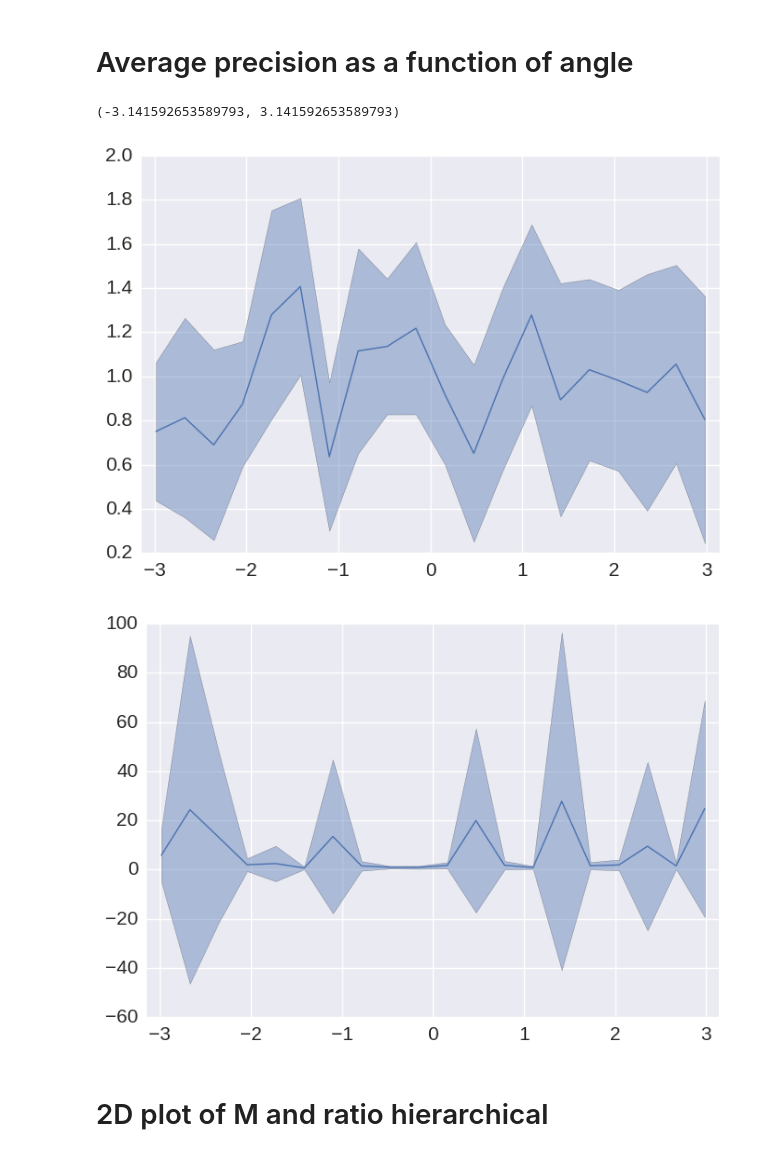
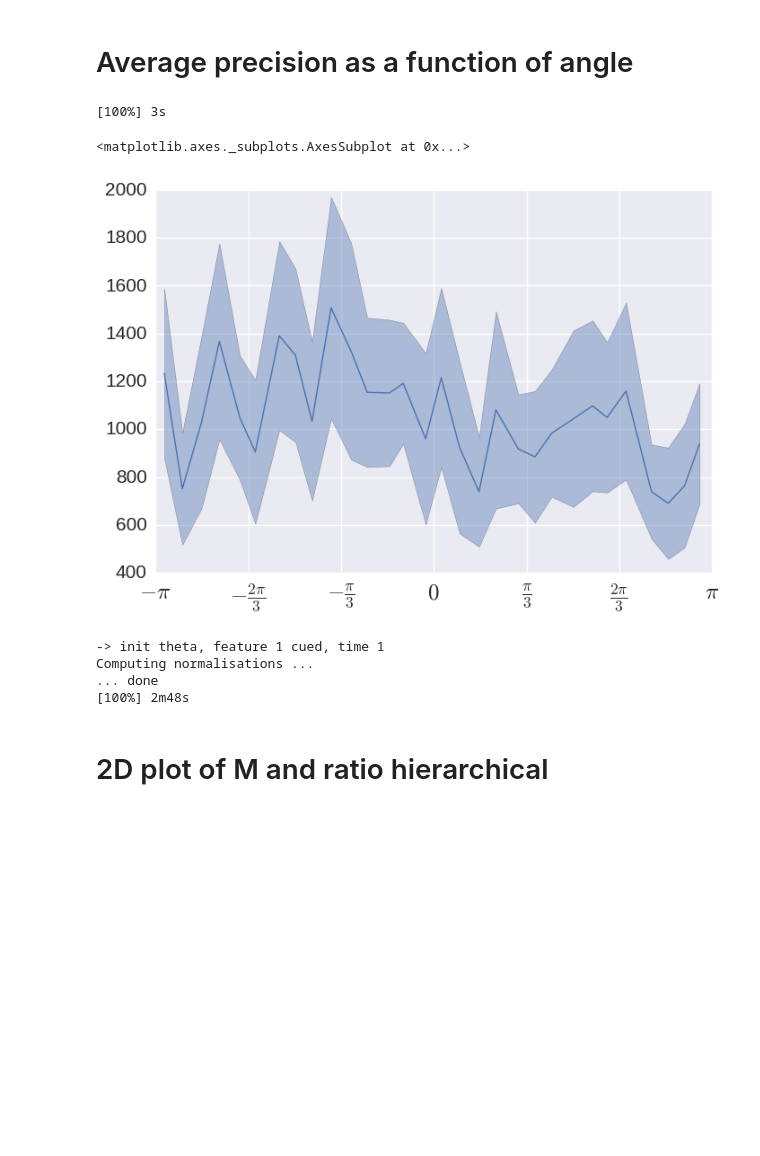
Before and after one commit to Azhag/Bayesian-visual-working-memory, a Jupyter notebook: Experiments/thesis_plots/Single Item characterisation - Hierarchical Network - 06.2017.ipynb, the cells around one changed output. Saved outputs shown, nothing was run; the diff lists cells and outputs as text; code cells hidden in the pictures; blank space fills up the shorter version.

```diff
--- a/Experiments/thesis_plots/Single Item characterisation - Hierarchical Network - 06.2017.ipynb
+++ b/Experiments/thesis_plots/Single Item characterisation - Hierarchical Network - 06.2017.ipynb
@@ -164,18 +169,59 @@ network.plot_network_activity()
 [figure]
 # %% [markdown]
 # Average precision as a function of angle
+# %%
+arguments_dict = dict(
+    action_to_do='launcher_do_simple_run',
+    inference_method='none',
+    N=500,
+    num_samples=50,
+    label='thesis_hierarchical_weights',
+    output_directory='./Figures/thesis/hierarchical_weights/',
+    T=1,
+    num_repetitions=5,
+    renormalize_sigma=None,
+    autoset_parameters=None,
+    M_layer_one=49,
+    M=100,
+    code_type='hierarchical',
+    type_layer_one='feature',
+    output_both_layers=None,
+    normalise_weights=1,
+    normalise_gain=None,
+    threshold=1.0,
+    sparsity=1.0,
+    sigmax=0.1,
+    sigmay=0.000001,
+    sigma_output=0.0,
+    selection_num_samples=1,
+    selection_method='last',
+    slice_width=0.07,
+    burn_samples=100,
+    enforce_min_distance=0.17,
+    specific_stimuli_random_centers=None,
+    stimuli_generation='random',
+    stimuli_generation_recall='random',
+    experiment_data_dir=os.path.normpath(os.path.join(os.environ['WORKDIR_DROP'], '../../experimental_data')),
+)
+with io.capture_output(display=False, stdout=True) as captured:
+    experiment_launcher = ExperimentLauncher(run=True, arguments_dict=arguments_dict)
+    sampler = experiment_launcher.all_vars['sampler']
+    network = sampler.random_network
 # %%
-# Precision as a function of the angle
-df_avgstd, df_all = sampler.estimate_precision_per_angle(fit_mixture_model=False, num_repetitions=50, num_bins=20)
+# 1D precision as a function of the angle
+df_precision = sampler.estimate_precision_per_angle(fit_mixture_model=False, num_repetitions=100)
+# %% [output]
+[100%] 3s
-# %%
-ax1 = utils.plot_mean_std_area(
-    df_avgstd['angle_middle'], df_avgstd['precisions_stddev'], df_avgstd['precisions_stddev_std'])
-ax2 = utils.plot_mean_std_area(
-    df_avgstd['angle_middle'], df_avgstd['precisions'], df_avgstd['precisions_std'])
-
-ax1.set_xlim((-np.pi, np.pi))
-ax2.set_xlim((-np.pi, np.pi))
-# %% [output]
-(-3.141592653589793, 3.141592653589793)
-[figure, removed]
-[figure, removed]
+# %%
+sampler.plot_precision_per_angle(df_precision, x='target', value='precisions')
+# %% [output]
+<matplotlib.axes._subplots.AxesSubplot at 0x...>
+[figure, added]
+# %%
+# 2D version
+df_precision_2d = sampler.estimate_precision_twoangles(num_repetitions=3)
+# %% [output]
+-> init theta, feature 1 cued, time 1
+Computing normalisations ...
+... done
+[100%] 2m48s
```
Also changed, not shown: parts of 11 cells of this notebook, 2 other files.
